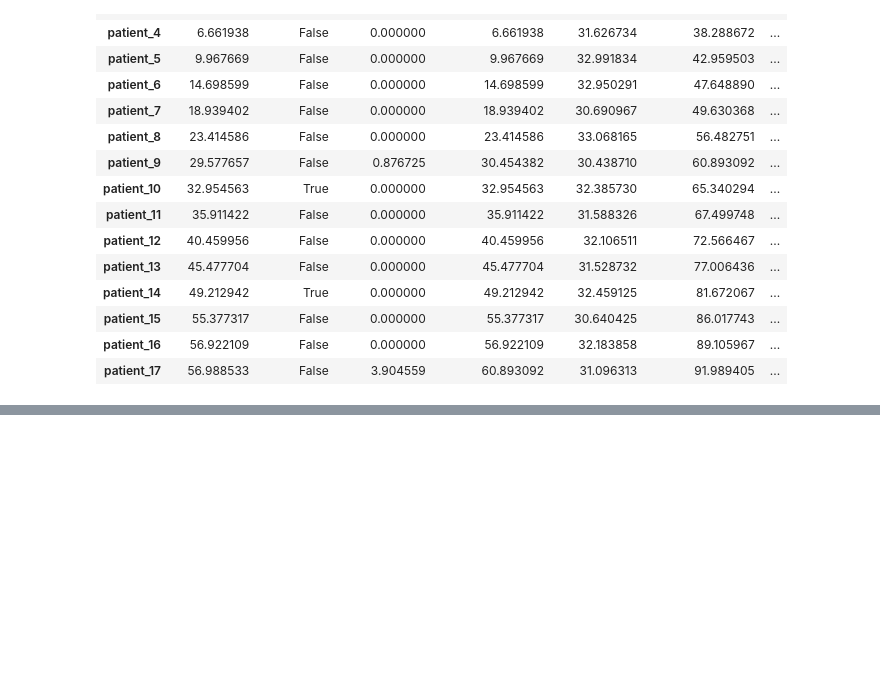
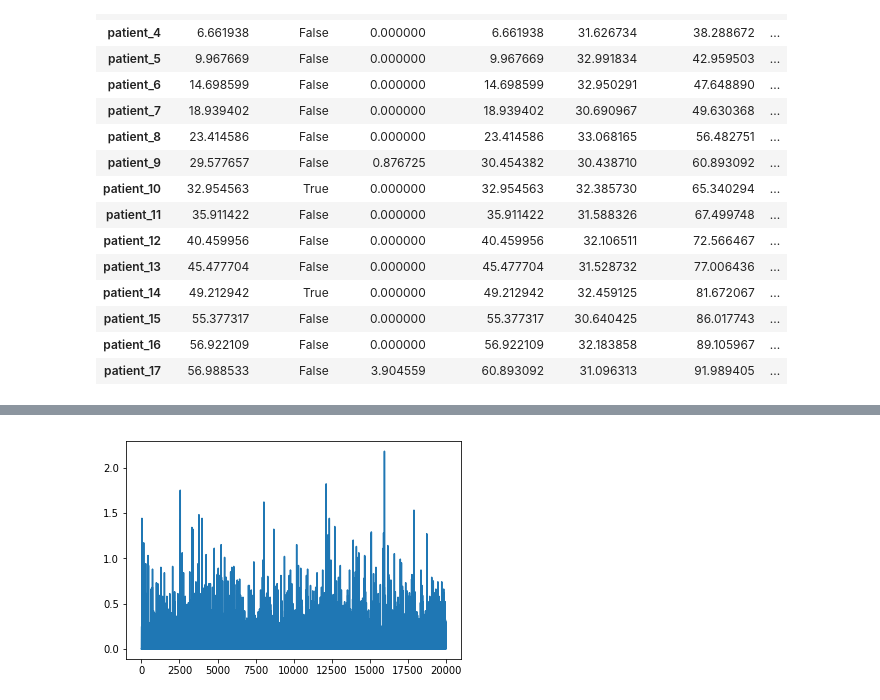
Before and after one commit to QiuyanGuo/Emergency-Room-Simulation, a Jupyter notebook: Checking.ipynb, the cells around one changed output, grey strips where cells are left out. Cells and saved outputs as stored; diff of their text form; code cells hidden in the pictures; blank space fills up the shorter version.

```diff
--- a/Checking.ipynb
+++ b/Checking.ipynb
@@ -126,0 +277,13 @@ Total running time is 1.987s
+# %%
+ave_nurse, max_nurse, ave_doctor, max_doctor = [], [], [], []
+for i in range(20000):
+    ave_n, max_n, ave_d, max_d = wait_time(mean_time, sd, min_time, max_time, nurse, doctor, patient, patient_nurse, patient_nurse_doctor)[:4]
+    ave_nurse.append(ave_n)
+    max_nurse.append(max_n)
+    ave_doctor.append(ave_d)
+    max_doctor.append(max_d)
+# %%
+plt.plot(ave_nurse)
+plt.show()
+# %% [output]
+[figure, added]
```
Also changed, not shown: parts of 10 cells of this notebook.
